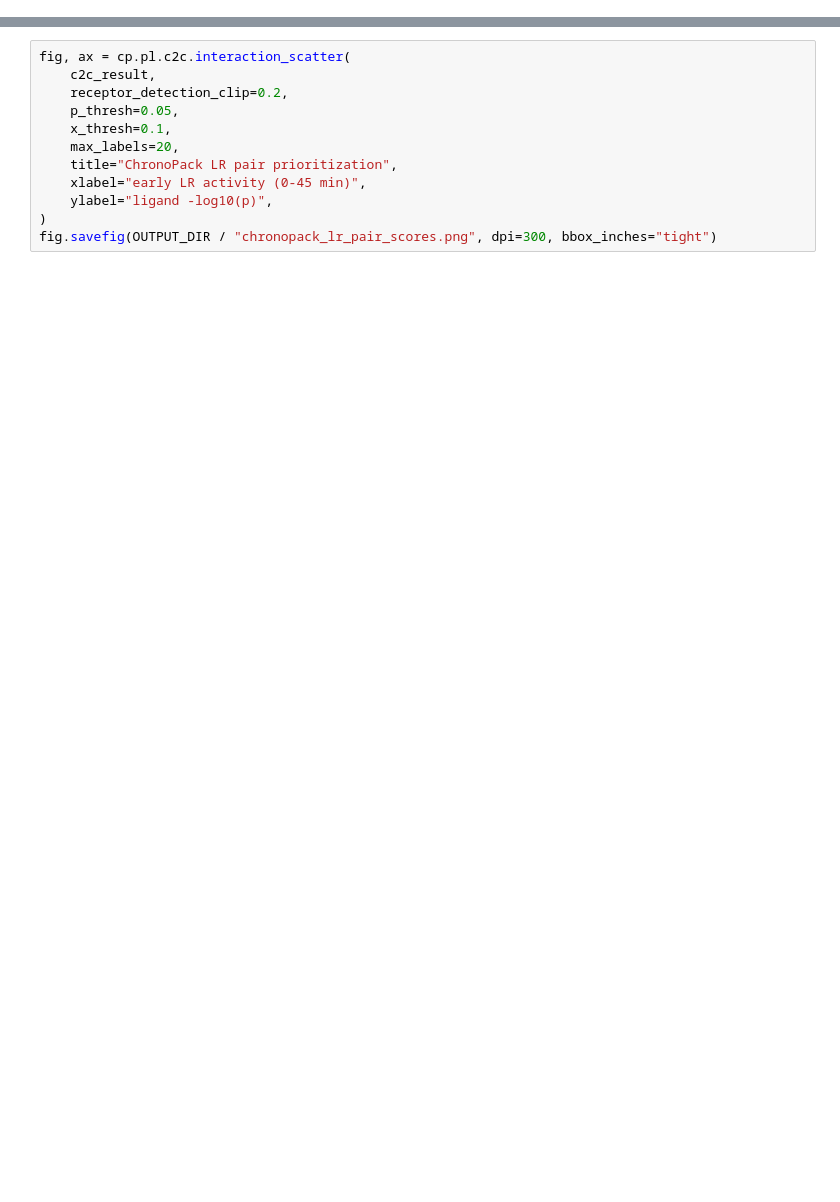
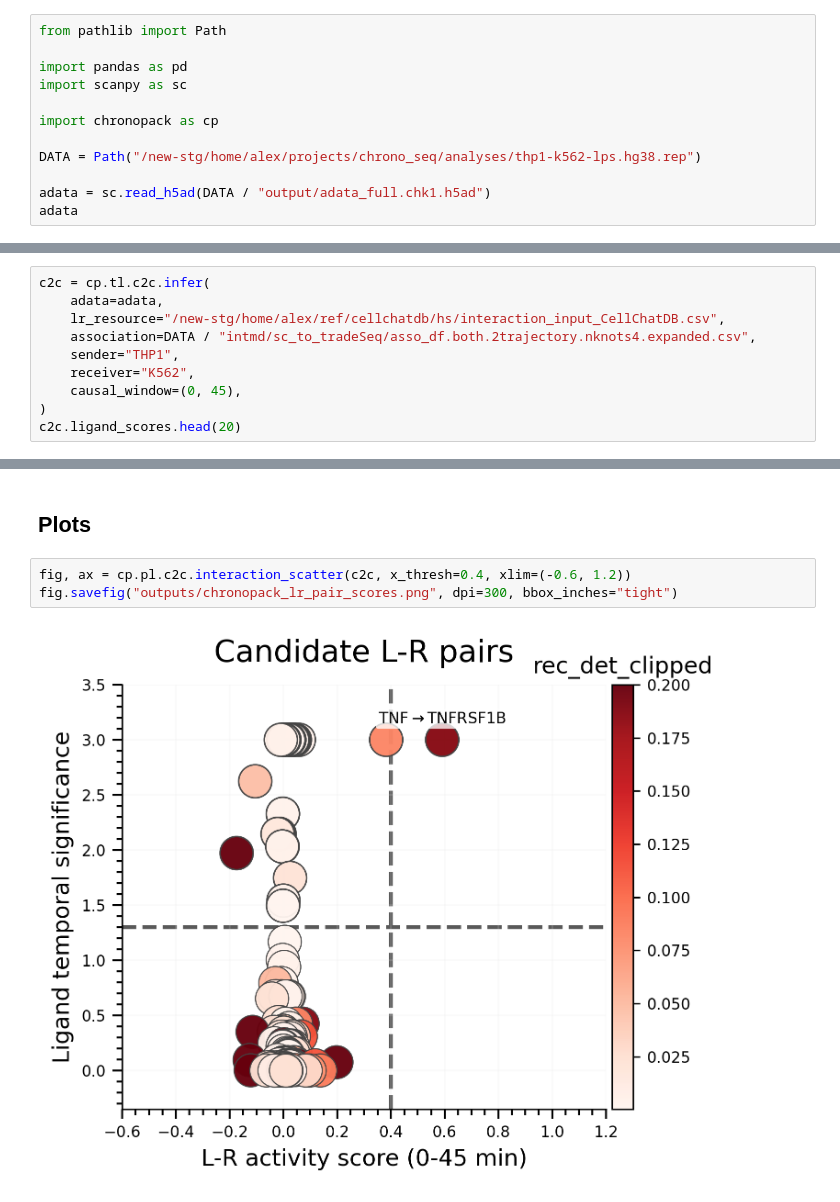
Before and after one commit to Wang-lab-UCSD/ChronoPack, a Jupyter notebook: c2c/CellCommunication.ipynb, the cells around one changed output, grey strips where cells are left out. Saved outputs shown, nothing was run; the diff lists cells and outputs as text; blank space fills up the shorter version.

```diff
--- a/c2c/CellCommunication.ipynb
+++ b/c2c/CellCommunication.ipynb
@@ -100,0 +10,12 @@ c2c_result.write(OUTPUT_DIR / "chronopack_c2c", prefix="chronopack_c2c")
+# %%
+from pathlib import Path
+
+import pandas as pd
+import scanpy as sc
+
+import chronopack as cp
+
+DATA = Path("/new-stg/home/alex/projects/chrono_seq/analyses/thp1-k562-lps.hg38.rep")
+
+adata = sc.read_h5ad(DATA / "output/adata_full.chk1.h5ad")
+adata
@@ -100,0 +32,10 @@ c2c_result.write(OUTPUT_DIR / "chronopack_c2c", prefix="chronopack_c2c")
+# %%
+c2c = cp.tl.c2c.infer(
+    adata=adata,
+    lr_resource="/new-stg/home/alex/ref/cellchatdb/hs/interaction_input_CellChatDB.csv",
+    association=DATA / "intmd/sc_to_tradeSeq/asso_df.both.2trajectory.nknots4.expanded.csv",
+    sender="THP1",
+    receiver="K562",
+    causal_window=(0, 45),
+)
+c2c.ligand_scores.head(20)
@@ -101,12 +68,7 @@ c2c_result.write(OUTPUT_DIR / "chronopack_c2c", prefix="chronopack_c2c")
+# %% [markdown]
+## Plots
 # %%
-fig, ax = cp.pl.c2c.interaction_scatter(
-    c2c_result,
-    receptor_detection_clip=0.2,
-    p_thresh=0.05,
-    x_thresh=0.1,
-    max_labels=20,
-    title="ChronoPack LR pair prioritization",
-    xlabel="early LR activity (0-45 min)",
-    ylabel="ligand -log10(p)",
-)
-fig.savefig(OUTPUT_DIR / "chronopack_lr_pair_scores.png", dpi=300, bbox_inches="tight")
+fig, ax = cp.pl.c2c.interaction_scatter(c2c, x_thresh=0.4, xlim=(-0.6, 1.2))
+fig.savefig("outputs/chronopack_lr_pair_scores.png", dpi=300, bbox_inches="tight")
+# %% [output]
+[figure, added]
```
Also changed, not shown: parts of 15 cells of this notebook, 43 other files.
